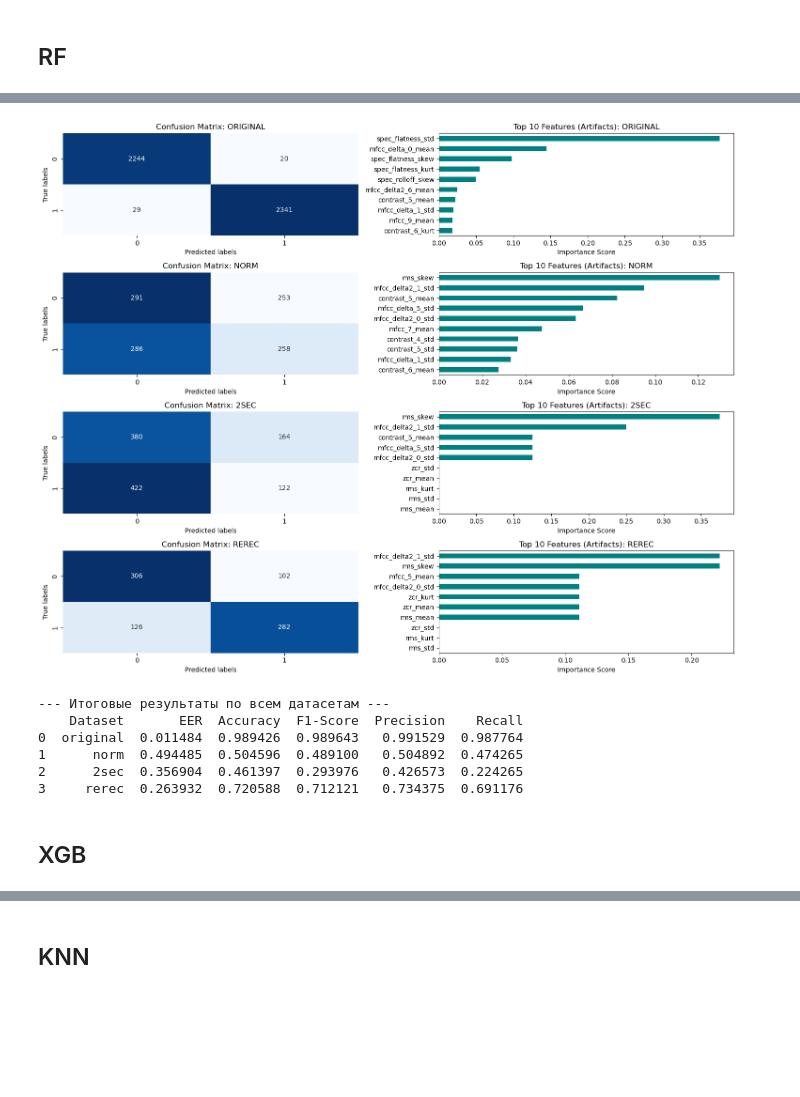
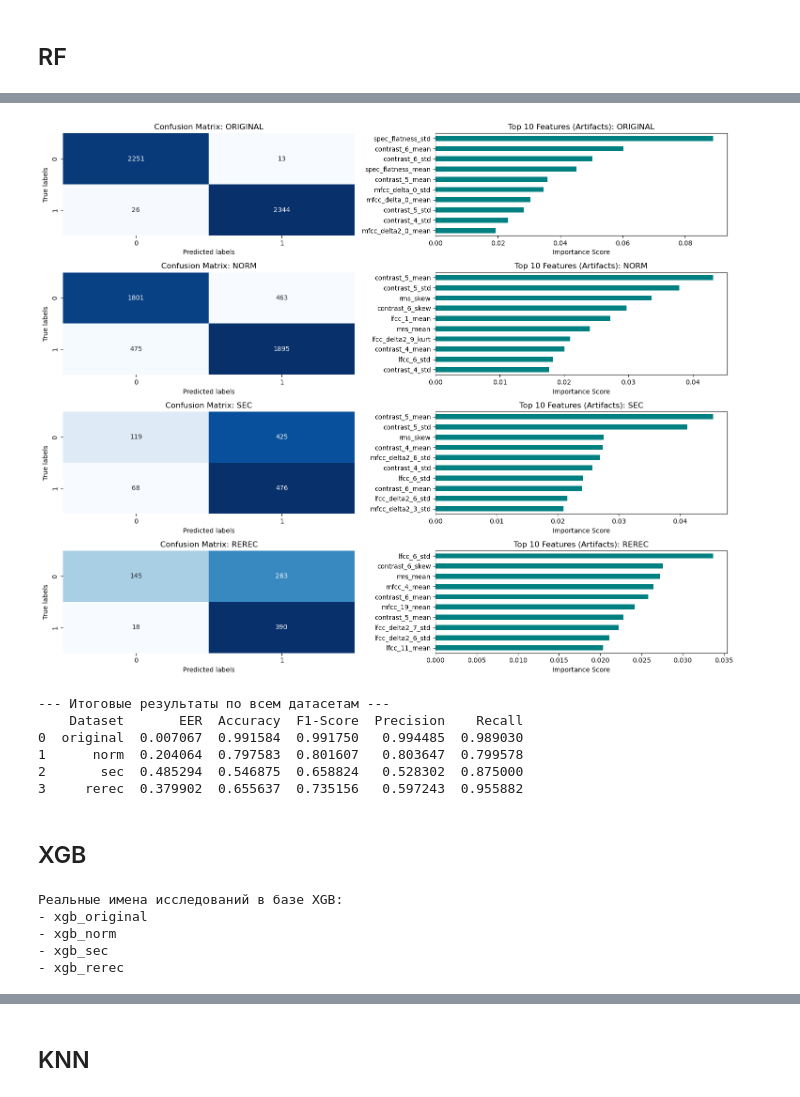
Before and after one commit to kir1ck/AudioDeepfakeDetection_ML, a Jupyter notebook: research2.ipynb, the cells around one changed output, grey strips where cells are left out. Saved outputs shown, nothing was run; the diff lists cells and outputs as text; code cells hidden in the pictures; blank space fills up the shorter version.

```diff
--- a/research2.ipynb
+++ b/research2.ipynb
@@ -399,7 +469,7 @@ def create_objective(X_tr, X_test, y_tr, y_test):
 
     return objective
 # %%
-db_url = "sqlite:///knn_research2.db"
+db_url = "sqlite:///knn_research3.db"
 for name, (X_tr, X_test, y_tr, y_test) in datasets.items():
     print(f"\n>>> Запуск оптимизации для датасета: {name}")
 
@@ -508,8 +578,15 @@ for name, (X_tr, X_test, y_tr, y_test) in datasets.items():
 # Final test
 # %%
 datasets = {
-    'original': {'train': (X_train_valid, y_train_valid) , 'test': (X_test, y_test)},
-    'norm': {'train': (X_norm_train_valid, y_norm_train_valid), 'test': (X_norm_testing, y_norm_testing)},
-    '2sec': {'train': (X_sec_train_valid, y_sec_train_valid), 'test': (X_sec_test, y_sec_test) },
-    'rerec': {'train': (X_rerec_train_valid, y_rerec_train_valid), 'test': (X_rerec_test, y_rerec_test)}
+    'original': {'train': (X_train_scaled, y_train) , 'test': (X_test_scaled, y_test)},
+    'norm': {'train': (X_norm_training_scaled, y_norm_training), 'test': (X_norm_test_scaled, y_norm_testing)},
+    'sec': {'train': (X_sec_train_scaled, y_sec_train), 'test': (X_sec_test_scaled, y_sec_test) },
+    'rerec': {'train': (X_rerec_train_scaled, y_rerec_train), 'test': (X_rerec_test_scaled, y_rerec_test)}
 }
+# %%
+storage_url = "sqlite:///RF_full3.db"
+summaries = optuna.get_all_study_summaries(storage=storage_url)
+
+print("Найденные исследования в базе:")
+for s in summaries:
+    print(f"- {s.study_name}")
@@ -537,11 +627,11 @@ for i, (name, data) in enumerate(datasets.items()):
     X_train, y_train = data['train']
     X_test, y_test = data['test']
 
-    # Извлекаем параметры именно для этого датасета
-    params = rf_best_params[name]
+
+    params = rf_best_params[name] # Извлекаем параметры именно для этого датасета
 
     # Инициализация и обучение модели
-    model = ensemble.RandomForestClassifier(**params, random_state=42, n_jobs=-1)
+    model = ensemble.RandomForestClassifier(**params, random_state=42, n_jobs=-1, max_features='sqrt')
     model.fit(X_train, y_train)
 
     # Предсказание
@@ -553,12 +643,12 @@ for i, (name, data) in enumerate(datasets.items()):
     f1_scores = []
 
     for threshold in thresholds:
-            # Если вероятность > threshold, то 1, иначе 0
-            y_pred_custom = (y_score > threshold).astype(int)
+        # Если вероятность > threshold, то 1, иначе 0
+        y_pred_custom = (y_score > threshold).astype(int)
 
-            recall_scores.append(metrics.recall_score(y_test, y_pred_custom))
-            precision_scores.append(metrics.precision_score(y_test, y_pred_custom))
-            f1_scores.append(metrics.f1_score(y_test, y_pred_custom))
+        recall_scores.append(metrics.recall_score(y_test, y_pred_custom))
+        precision_scores.append(metrics.precision_score(y_test, y_pred_custom))
+        f1_scores.append(metrics.f1_score(y_test, y_pred_custom))
 
     # 5. Визуализация на i-м графике
     ax = axes[i]
@@ -583,10 +673,10 @@ plt.show()
 final_metrics = []
 
 custom_thresholds = {
-      'original': 0.65,
-      'norm': 0.57,
-      '2sec': 0.62,
-      'rerec': 0.59,
+      'original': 0.46,
+      'norm': 0.535,
+      'sec': 0.3,
+      'rerec': 0.4,
 }
 
 fig, axes = plt.subplots(4,2, figsize=(15,12))
@@ -624,42 +714,55 @@ for i, (name, data) in enumerate(datasets.items()):
     # Сохраняем метрики в список
     final_metrics.append({
         'Dataset': name,
         'EER': eer,
         'Accuracy': acc,
         'F1-Score': f1,
         'Precision': precision,
         'Recall': recall
     })
 
     # Визуализация Confusion Matrix
     cm = metrics.confusion_matrix(y_test, y_pred_opt)
     sns.heatmap(cm, annot=True, fmt='d', ax=axes[i, 0], cmap='Blues', cbar=False)
     axes[i, 0].set_title(f'Confusion Matrix: {name.upper()}')
     axes[i, 0].set_xlabel('Predicted labels')
     axes[i, 0].set_ylabel('True labels')
 
     importances = pd.Series(model.feature_importances_, index=X_train.columns)
     importances.nlargest(10).sort_values().plot(kind='barh', ax=axes[i, 1], color='teal')
     axes[i, 1].set_title(f"Top 10 Features (Artifacts): {name.upper()}", fontsize=12)
     axes[i, 1].set_xlabel('Importance Score')
 
 # Корректировка расположения графиков
 plt.tight_layout()
 plt.show()
 
-# 4. Вывод итоговой сводной таблицы
+# # 4. Вывод итоговой сводной таблицы
 df_results = pd.DataFrame(final_metrics)
-df_results.to_excel('results/research2_rf_result.xlsx')
+# df_results.to_excel('results/research4_rf_result.xlsx')
 print("\n--- Итоговые результаты по всем датасетам ---")
 print(df_results)
 # %% [output]
-[figure, old version]
+[figure, new version]
 --- Итоговые результаты по всем датасетам ---
     Dataset       EER  Accuracy  F1-Score  Precision    Recall
-0  original  0.011484  0.989426  0.989643   0.991529  0.987764
-1      norm  0.494485  0.504596  0.489100   0.504892  0.474265
-2      2sec  0.356904  0.461397  0.293976   0.426573  0.224265
-3     rerec  0.263932  0.720588  0.712121   0.734375  0.691176
+0  original  0.007067  0.991584  0.991750   0.994485  0.989030
+1      norm  0.204064  0.797583  0.801607   0.803647  0.799578
+2       sec  0.485294  0.546875  0.658824   0.528302  0.875000
+3     rerec  0.379902  0.655637  0.735156   0.597243  0.955882
 # %% [markdown]
 ## XGB
+# %%
+storage_xgb = 'sqlite:///XGB_research3.db'
+summaries = optuna.get_all_study_summaries(storage=storage_xgb)
+
+print("Реальные имена исследований в базе XGB:")
+for s in summaries:
+    print(f"- {s.study_name}")
+# %% [output]
+Реальные имена исследований в базе XGB:
+- xgb_original
+- xgb_norm
+- xgb_sec
+- xgb_rerec
 # %%
```
Also changed, not shown: parts of 26 cells of this notebook, 11 other files.
